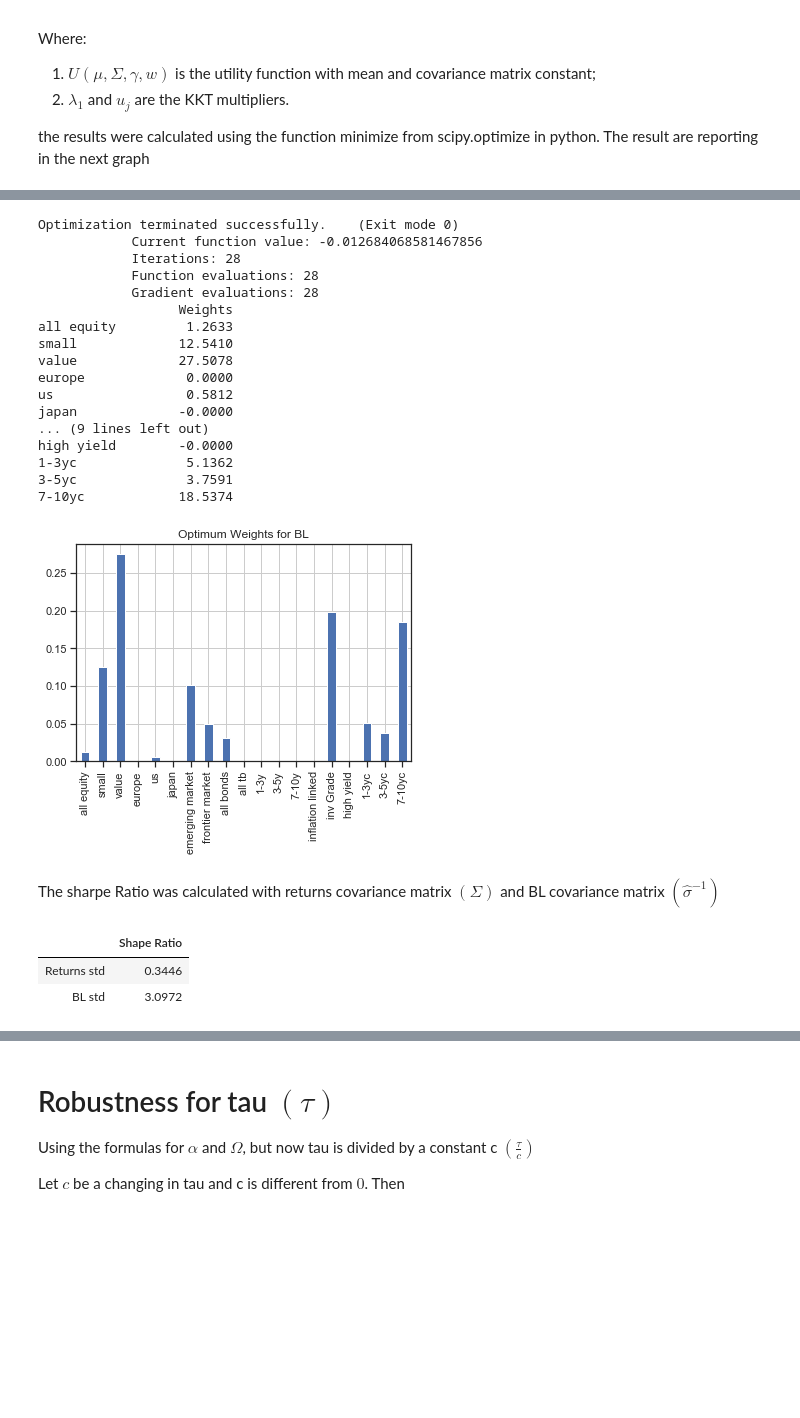
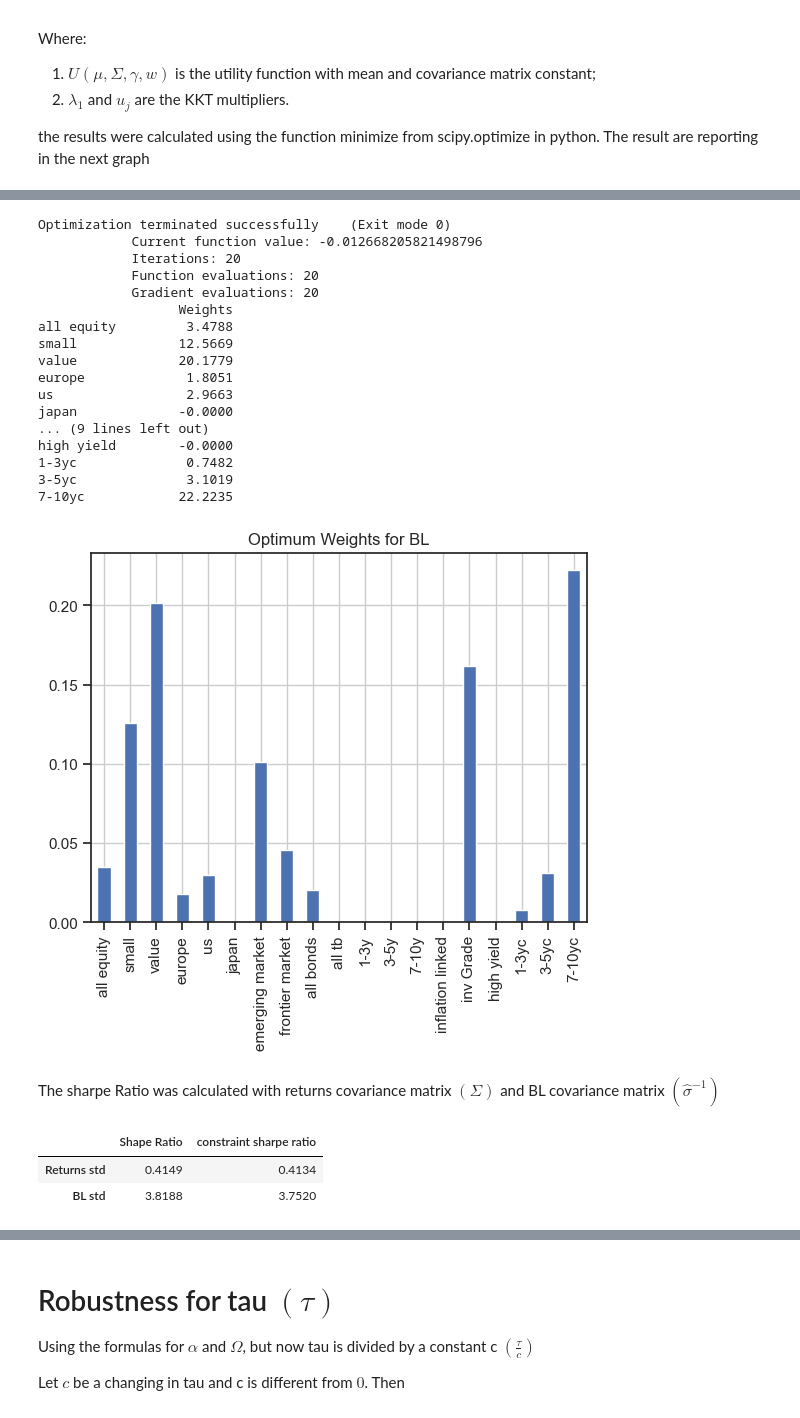
Before and after one commit to OliveiraPedro02/QuantFinance, a Jupyter notebook: AssetPrice/OptNormalVolatility.ipynb, the cells around one changed output, grey strips where cells are left out. Saved outputs shown, nothing was run; the diff lists cells and outputs as text; code cells hidden in the pictures; blank space fills up the shorter version.

```diff
--- a/AssetPrice/OptNormalVolatility.ipynb
+++ b/AssetPrice/OptNormalVolatility.ipynb
@@ -252,7 +252,7 @@ The present portfolio composition.
 
 market_weights = pd.Series(np.zeros(returns.shape[1]), index = returns.columns)
 
-market_weights["all equity", "all bonds"] = 0.6,0.4
+market_weights[["all equity", "all bonds"]] = 0.6, 0.4
 
 market_weights.plot(kind='bar', title='Representative Investor Weights',
                                 grid='True')
@@ -860,69 +908,64 @@ the results were calculated using the function minimize from scipy.optimize in p
 # Constrained optimization
 ###############################################################################
 
-mu = bl[:, None]
+mu = bl.to_numpy()[:, None]
 
 def mv(w, gamma, mu, vcv):
-    """ Objective function """
     return -(np.dot(w.T, mu) - 0.5 * gamma * w.T @ vcv @ w)[0]
 
 def dmv(w, gamma, mu, vcv):
-    """ Objective function """
     return -(mu.T[0] - gamma * w @ vcv)
 
 
-cons = ({'type': 'ineq',
+cons = ({'type': 'eq',
          'fun' : lambda x: np.sum(x)-1,
          'jac' : lambda x: np.ones(len(x))},
          {'type': 'ineq',
          'fun' : lambda x: np.array([x[i] for i in range(len(x))]),
          'jac' : lambda x: np.eye(len(x))})
 
 res = minimize(mv, np.ones(len(bl))/len(bl),
                args=(client_risk_aversion ,mu, cov_hat),
                jac=dmv, constraints=cons, method='SLSQP',
                options={'disp': True})
 
 
-#res1 = minimize(mv, ww,
-#               args=(client_risk_aversion, mu, cov_hat),
-#               jac=dmv, constraints=cons, method='SLSQP',
-#               options={'disp': True})
-
 y = res.x
 
 print(round(pd.Series(y, index = weights.index)*100,4).to_frame("Weights"))
 pd.Series(y, index = weights.index).plot(kind='bar', title='Optimum Weights for BL',grid='True')
 plt.show()
-#fig_latex("c_weig",a, "BL Optimum Weights with Constraint")
-#
 # %% [output]
-Optimization terminated successfully.    (Exit mode 0)
-            Current function value: -0.012684068581467856
-            Iterations: 28
-            Function evaluations: 28
-            Gradient evaluations: 28
+Optimization terminated successfully    (Exit mode 0)
+            Current function value: -0.012668205821498796
+            Iterations: 20
+            Function evaluations: 20
+            Gradient evaluations: 20
                   Weights
-all equity         1.2633
-small             12.5410
-value             27.5078
-europe             0.0000
-us                 0.5812
+all equity         3.4788
+small             12.5669
+value             20.1779
+europe             1.8051
+us                 2.9663
 japan             -0.0000
 ... (9 lines left out)
 high yield        -0.0000
-1-3yc              5.1362
-3-5yc              3.7591
-7-10yc            18.5374
+1-3yc              0.7482
+3-5yc              3.1019
+7-10yc            22.2235
-[figure, old version]
+[figure, new version]
 # %% [markdown]
 The sharpe Ratio was calculated with returns covariance matrix $\left(\Sigma\right)$ and BL covariance
 matrix $\left(\hat\sigma^{-1}\right)$
 # %%
-
-sp = pd.DataFrame([round((bl@y)/((y@cov_hat@y)**0.5),4),
-             round(bl@y/((y@la.inv(sigma_bar)@y)**0.5),4)],
-      columns = ["Shape Ratio"], index = ["Returns std", "BL std"])
+sp = unconstrainted_sharpe_ratio.copy()
+sp.loc[:, "constraint sharpe ratio"] = [
+    round((bl@y)/((y@cov_hat@y)**0.5),4),
+    round(bl@y/((y@la.inv(sigma_bar)@y)**0.5),4)
+]
+# sp = pd.DataFrame([round((bl@y)/((y@cov_hat@y)**0.5),4),
+#              round(bl@y/((y@la.inv(sigma_bar)@y)**0.5),4)],
+#       columns = ["Shape Ratio"], index = ["Returns std", "BL std"])
 sp
 #d_file("shp_rc",
 #       pd.DataFrame([round((bl@y)/((y@cov_hat@y)**0.5),4),
@@ -930,6 +973,6 @@ sp
 #              columns = ["Shape Ratio"], index = ["Returns std", "BL std"]),
 #                     "Sharpe Ratio")
 # %% [output]
-|  | Shape Ratio |
-| Returns std | 0.3446 |
-| BL std | 3.0972 |
+|  | Shape Ratio | constraint sharpe ratio |
+| Returns std | 0.4149 | 0.4134 |
+| BL std | 3.8188 | 3.7520 |
```
Also changed, not shown: parts of 26 cells of this notebook, 2 other files.
